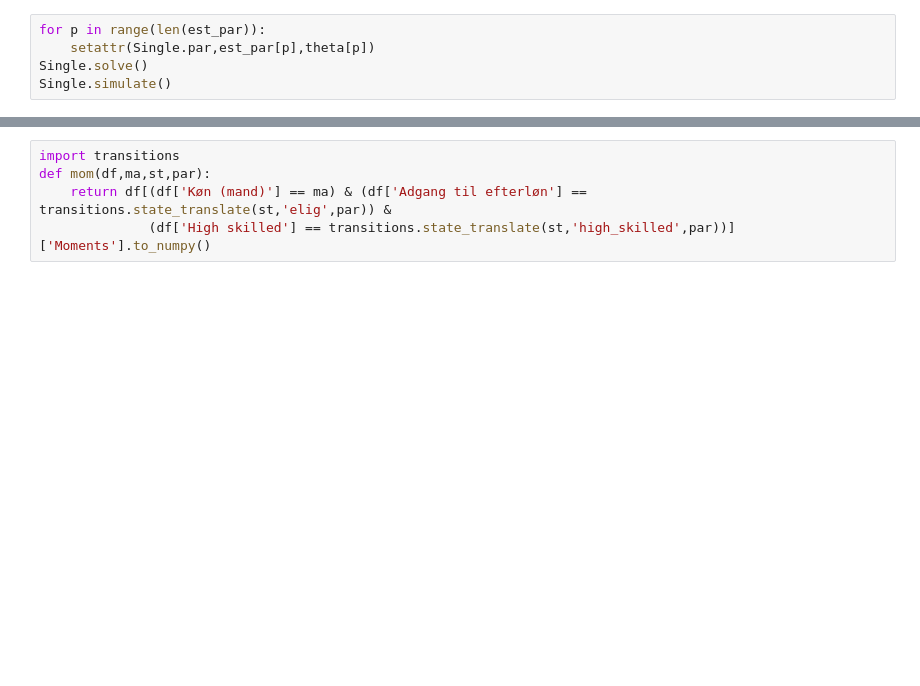
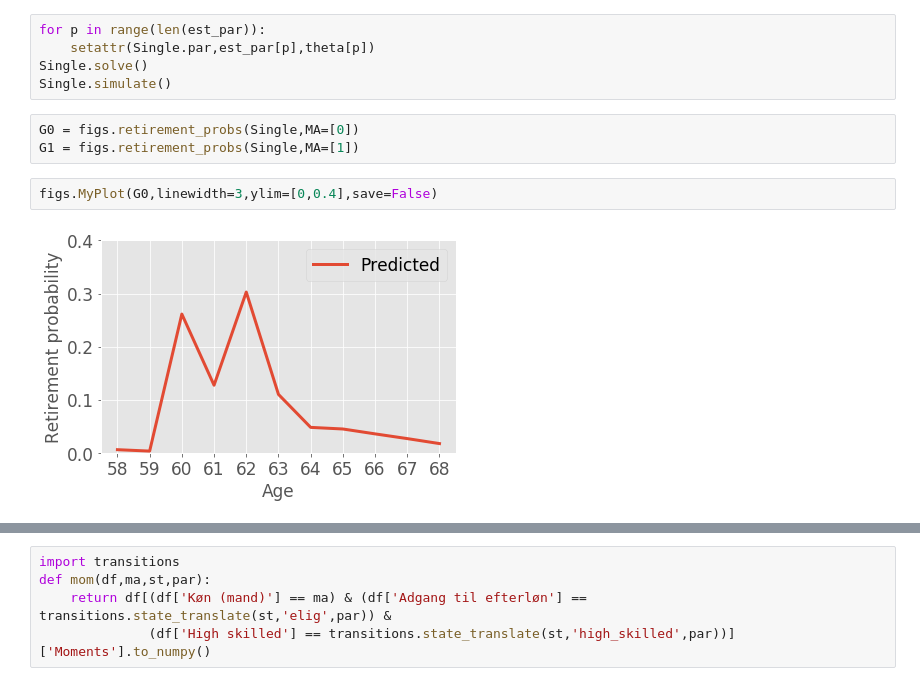
Before and after one commit to mathiassunesen/Speciale_retirement, a Jupyter notebook: Main/MSM_real_data.ipynb, the cells around one changed output, grey strips where cells are left out. Saved outputs shown, nothing was run; the diff lists cells and outputs as text; blank space fills up the shorter version.

```diff
--- a/Main/MSM_real_data.ipynb
+++ b/Main/MSM_real_data.ipynb
@@ -97,3 +120,10 @@ for p in range(len(est_par)):
     setattr(Single.par,est_par[p],theta[p])
 Single.solve()
 Single.simulate()
+# %%
+G0 = figs.retirement_probs(Single,MA=[0])
+G1 = figs.retirement_probs(Single,MA=[1])
+# %%
+figs.MyPlot(G0,linewidth=3,ylim=[0,0.4],save=False)
+# %% [output]
+[figure, added]
```
Also changed, not shown: parts of 11 cells of this notebook, 21 other files.
